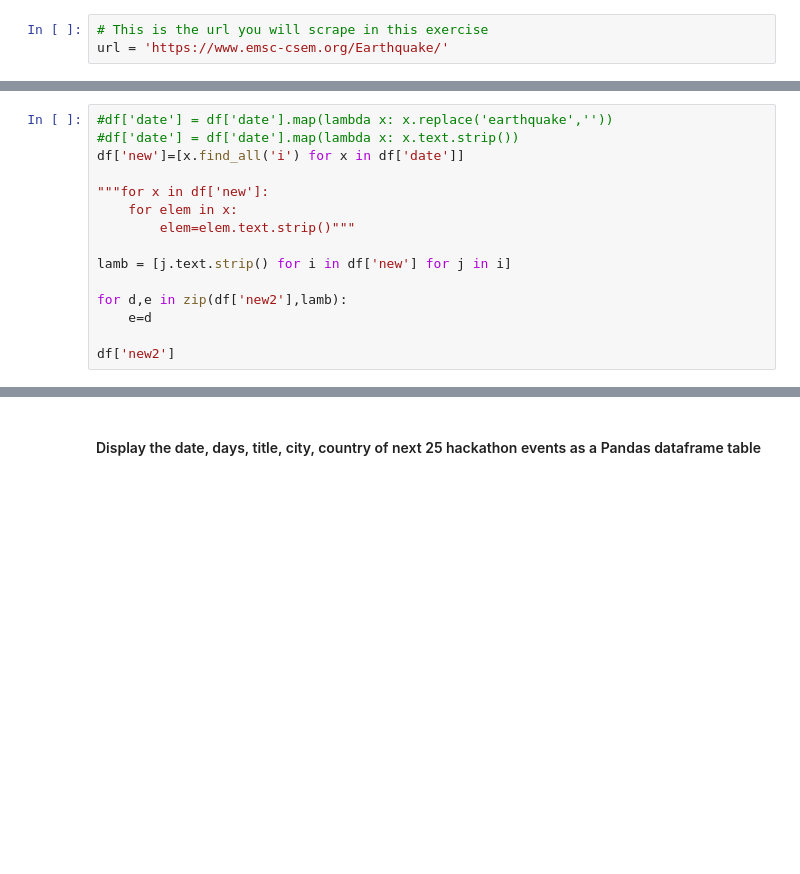
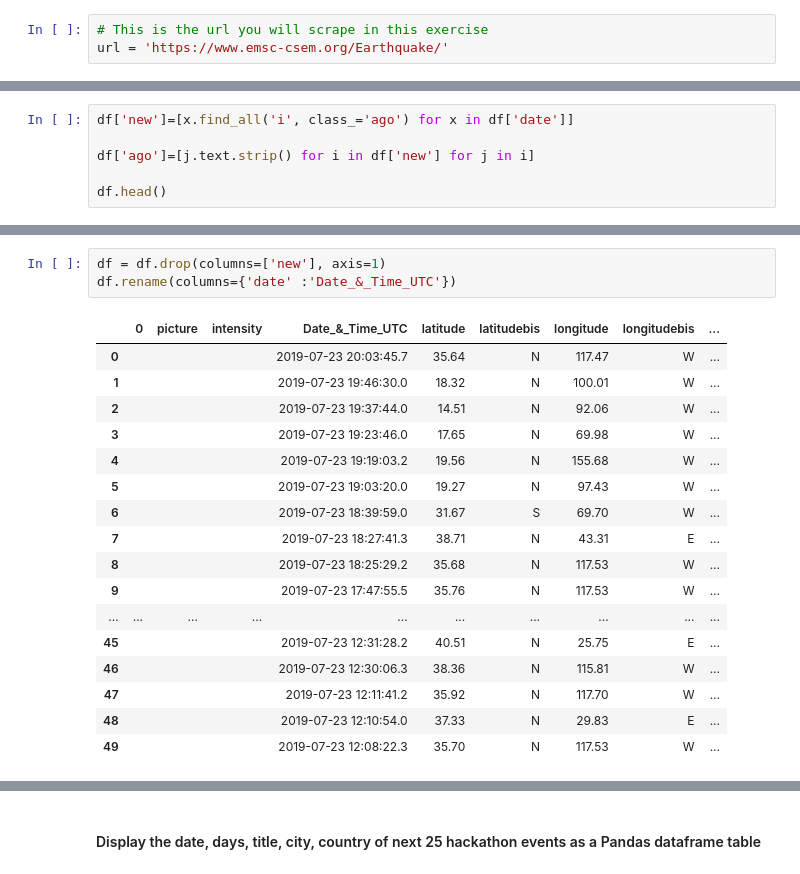
Before and after one commit to sandrineh/data-labs, a Jupyter notebook: module-1/lab-web-scraping/your-code/main.ipynb, the cells around one changed output, grey strips where cells are left out. Cells and saved outputs as stored; diff of their text form; blank space fills up the shorter version.

```diff
--- a/module-1/lab-web-scraping/your-code/main.ipynb
+++ b/module-1/lab-web-scraping/your-code/main.ipynb
@@ -385,16 +383,7 @@ df.head()
 # %%
-#df['date'] = df['date'].map(lambda x: x.replace('earthquake',''))
-#df['date'] = df['date'].map(lambda x: x.text.strip())
-df['new']=[x.find_all('i') for x in df['date']]
+df['new']=[x.find_all('i', class_='ago') for x in df['date']]
 
-"""for x in df['new']:
-    for elem in x:
-        elem=elem.text.strip()"""
+df['ago']=[j.text.strip() for i in df['new'] for j in i]
 
-lamb = [j.text.strip() for i in df['new'] for j in i]
-
-for d,e in zip(df['new2'],lamb):
-    e=d
-
-df['new2']
+df.head()
 # %% [output]
@@ -458,0 +404,21 @@ df1.head()"""
+# %%
+df = df.drop(columns=['new'], axis=1)
+df.rename(columns={'date' :'Date_&_Time_UTC'})
+# %% [output]
+|  | 0 | picture | intensity | Date_&_Time_UTC | latitude | latitudebis | longitude | longitudebis | ... |
+| 0 |  |  |  | 2019-07-23 20:03:45.7 | 35.64 | N | 117.47 | W | ... |
+| 1 |  |  |  | 2019-07-23 19:46:30.0 | 18.32 | N | 100.01 | W | ... |
+| 2 |  |  |  | 2019-07-23 19:37:44.0 | 14.51 | N | 92.06 | W | ... |
+| 3 |  |  |  | 2019-07-23 19:23:46.0 | 17.65 | N | 69.98 | W | ... |
+| 4 |  |  |  | 2019-07-23 19:19:03.2 | 19.56 | N | 155.68 | W | ... |
+| 5 |  |  |  | 2019-07-23 19:03:20.0 | 19.27 | N | 97.43 | W | ... |
+| 6 |  |  |  | 2019-07-23 18:39:59.0 | 31.67 | S | 69.70 | W | ... |
+| 7 |  |  |  | 2019-07-23 18:27:41.3 | 38.71 | N | 43.31 | E | ... |
+| 8 |  |  |  | 2019-07-23 18:25:29.2 | 35.68 | N | 117.53 | W | ... |
+| 9 |  |  |  | 2019-07-23 17:47:55.5 | 35.76 | N | 117.53 | W | ... |
+| ... | ... | ... | ... | ... | ... | ... | ... | ... | ... |
+| 45 |  |  |  | 2019-07-23 12:31:28.2 | 40.51 | N | 25.75 | E | ... |
+| 46 |  |  |  | 2019-07-23 12:30:06.3 | 38.36 | N | 115.81 | W | ... |
+| 47 |  |  |  | 2019-07-23 12:11:41.2 | 35.92 | N | 117.70 | W | ... |
+| 48 |  |  |  | 2019-07-23 12:10:54.0 | 37.33 | N | 29.83 | E | ... |
+| 49 |  |  |  | 2019-07-23 12:08:22.3 | 35.70 | N | 117.53 | W | ... |
```
Also changed, not shown: parts of 29 cells of this notebook, 1 other file.
